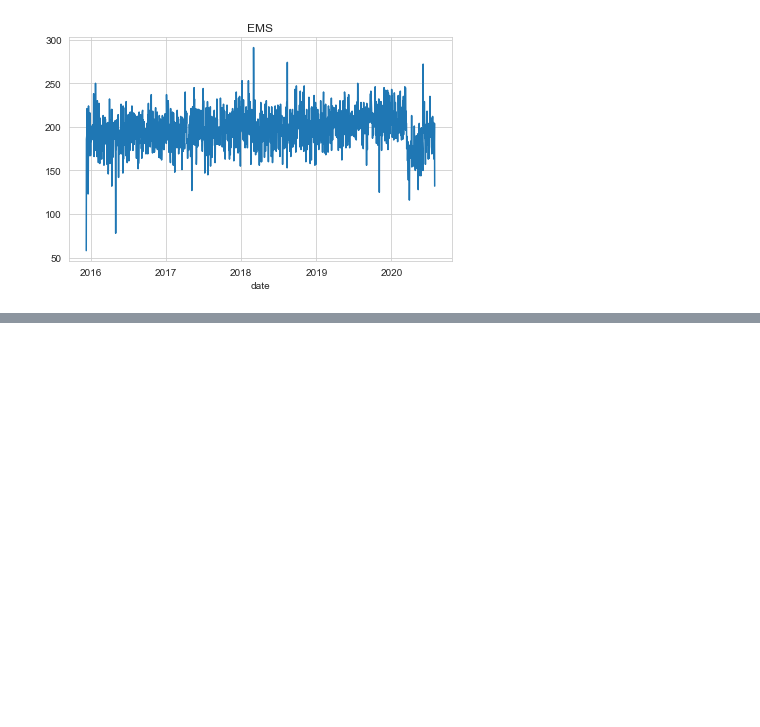
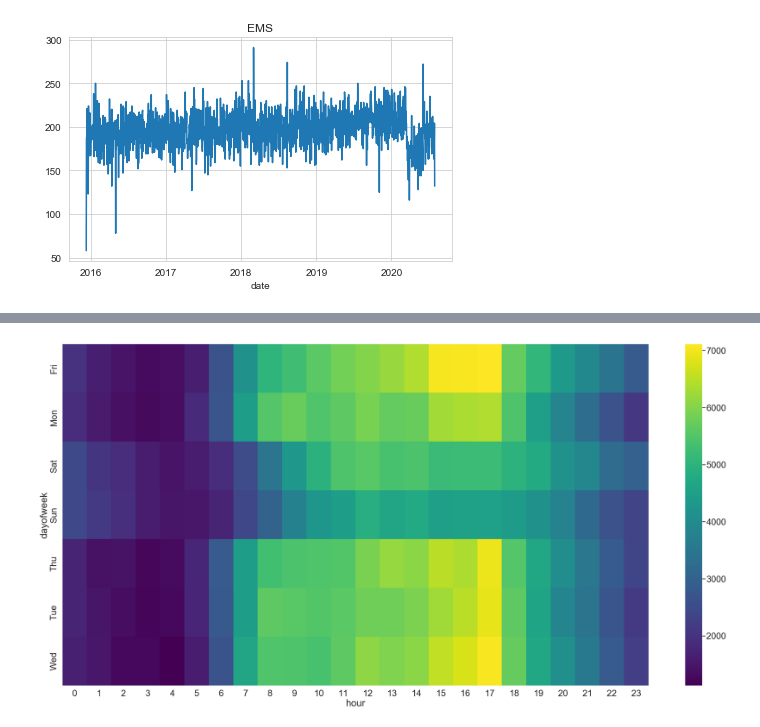
Before and after one commit to NavdeepTU/Data-Analysis-and-Visualization, a Jupyter notebook: 06. Capstone Projects/01. 911 Calls.ipynb, the cells around one changed output, grey strips where cells are left out. Drawn from its saved outputs; the diff is of its cells as text; code cells hidden in the pictures; blank space fills up the shorter version.

Commit message:
added heatmap analysis of the dataset grouping by hour and month

```diff
--- a/06. Capstone Projects/01. 911 Calls.ipynb
+++ b/06. Capstone Projects/01. 911 Calls.ipynb
@@ -318,3 +318,12 @@ plt.title('EMS')
 plt.tight_layout()
 # %% [output]
 [figure]
+# %%
+# Now let's move on to creating heatmaps with seaborn and our data.
+# We'll first need to restructure the dataframe so that the columns
+# become the Hours and the Index becomes the Day of the Week.
+# There are lots of ways to do this, but I would recommend trying
+# to combine groupby with an unstack method.
+
+by_dayofweek = df.groupby(by=['dayofweek', 'hour']).count()['lat']
+by_dayofweek.head()
@@ -320,0 +338,3 @@ plt.tight_layout()
+# %%
+by_dayofweek = by_dayofweek.unstack()
+by_dayofweek.head()
@@ -320,0 +350,8 @@ plt.tight_layout()
+# %%
+# Now create a HeatMap using this new DataFrame.
+plt.figure(figsize=(40, 20))
+sns.set_context('poster', font_scale=1.5)
+sns.heatmap(data=by_dayofweek, cmap='viridis')
+plt.tight_layout()
+# %% [output]
+[figure, added]
```
Also changed, not shown: parts of 8 cells of this notebook, 1 other file.
